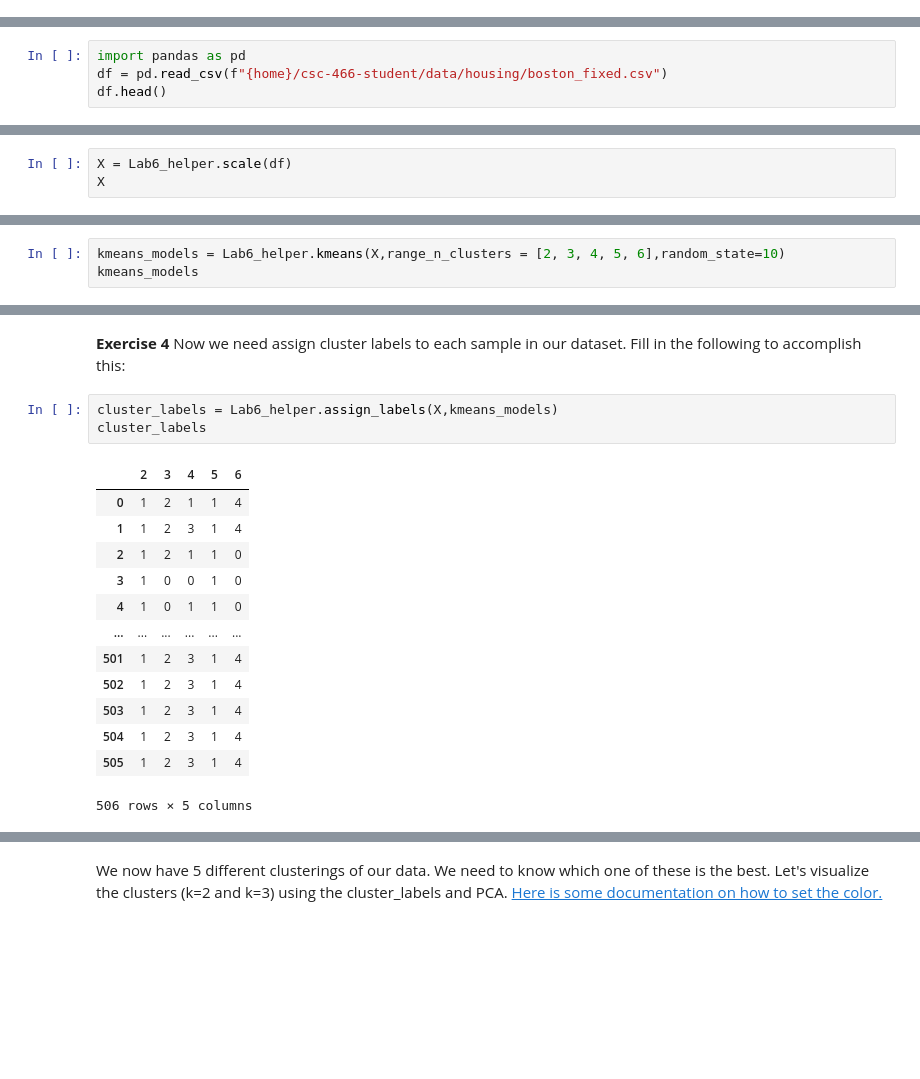
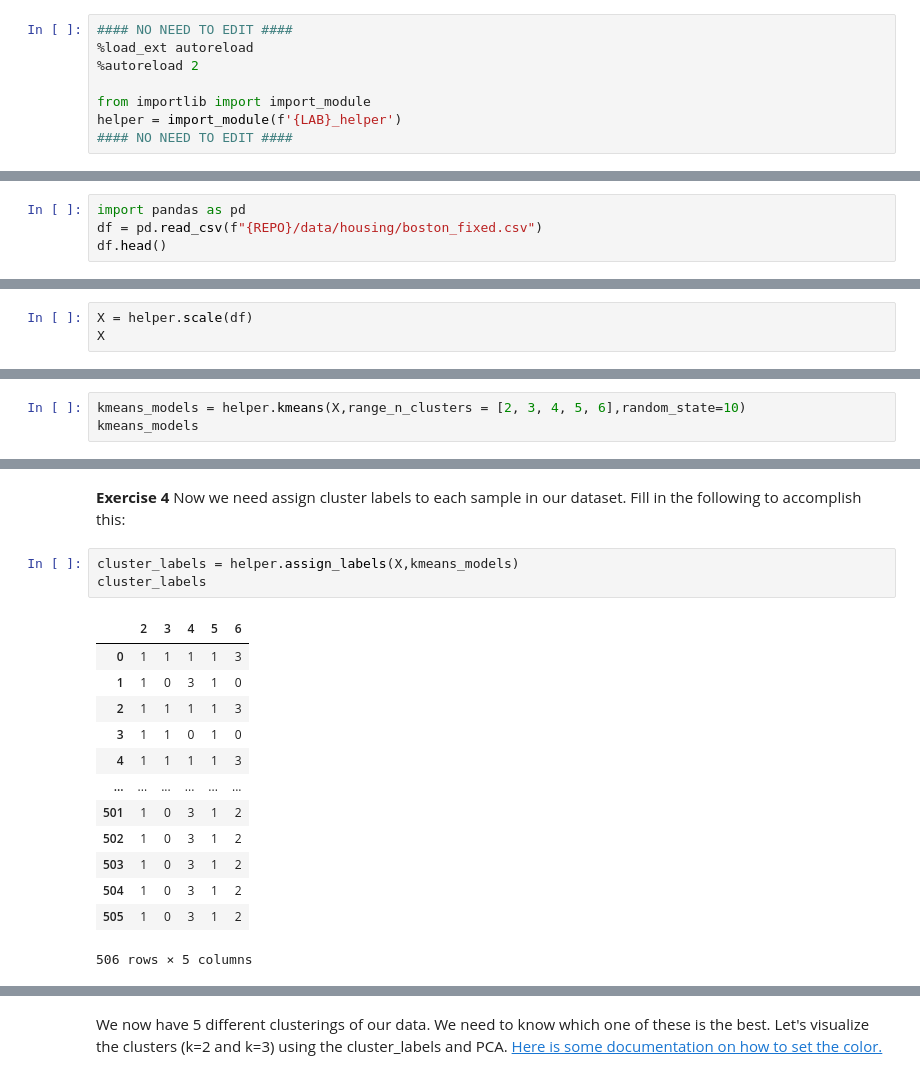
Before and after one commit to csc-466-2022-winter/csc-466-student, a Jupyter notebook: labs/Lab6.ipynb, the cells around one changed output, grey strips where cells are left out. Cells and saved outputs as stored; diff of their text form; blank space fills up the shorter version.

```diff
--- a/labs/Lab6.ipynb
+++ b/labs/Lab6.ipynb
@@ -19,0 +16,8 @@ import Lab6_helper
+# %%
+#### NO NEED TO EDIT ####
+%load_ext autoreload
+%autoreload 2
+
+from importlib import import_module
+helper = import_module(f'{LAB}_helper')
+#### NO NEED TO EDIT ####
@@ -47,7 +54,7 @@ The Boston house-price data of Harrison, D. and Rubinfeld, D.L. 'Hedonic
 </pre>
 # %%
 import pandas as pd
-df = pd.read_csv(f"{home}/csc-466-student/data/housing/boston_fixed.csv")
+df = pd.read_csv(f"{REPO}/data/housing/boston_fixed.csv")
 df.head()
 # %% [output]
 |  | CRIM | ZN | INDUS | CHAS | NOX | RM | AGE | DIS | RAD | TAX | PTRATIO | ... |
@@ -87,7 +94,7 @@ where u is the mean of the training samples or zero if with_mean=False, and s is
 
 For this exercise, scale ``df`` using the StandardScaler in sklearn. For consistency with later code, call this new scaled dataframe ``X``.
 # %%
-X = Lab6_helper.scale(df)
+X = helper.scale(df)
 X
 # %% [output]
 |  | CRIM | ZN | INDUS | CHAS | NOX | RM | AGE | DIS | RAD | TAX | PTRATIO | ... |
@@ -127,7 +167,7 @@ X_pca.plot.scatter(x=X_pca.columns[0],y=X_pca.columns[1]);
 # %% [markdown]
 **Exercise 3** Our next major step is to apply kmeans to our data ``X`` (do NOT cluster on ``X_pca``) for several different values of ``k``. We'll compare these results later. The documentation for kmeans is <a href="https://scikit-learn.org/stable/modules/generated/sklearn.cluster.KMeans.html">here</a>. Fill in the loop that constructs the kmeans models for each of the values of ``k`` specified below.
 # %%
-kmeans_models = Lab6_helper.kmeans(X,range_n_clusters = [2, 3, 4, 5, 6],random_state=10)
+kmeans_models = helper.kmeans(X,range_n_clusters = [2, 3, 4, 5, 6],random_state=10)
 kmeans_models
 # %% [output]
 {2: KMeans(n_clusters=2, random_state=10),
@@ -138,19 +191,19 @@ kmeans_models
 # %% [markdown]
 **Exercise 4** Now we need assign cluster labels to each sample in our dataset. Fill in the following to accomplish this:
 # %%
-cluster_labels = Lab6_helper.assign_labels(X,kmeans_models)
+cluster_labels = helper.assign_labels(X,kmeans_models)
 cluster_labels
 # %% [output]
 |  | 2 | 3 | 4 | 5 | 6 |
-| 0 | 1 | 2 | 1 | 1 | 4 |
-| 1 | 1 | 2 | 3 | 1 | 4 |
-| 2 | 1 | 2 | 1 | 1 | 0 |
-| 3 | 1 | 0 | 0 | 1 | 0 |
-| 4 | 1 | 0 | 1 | 1 | 0 |
+| 0 | 1 | 1 | 1 | 1 | 3 |
+| 1 | 1 | 0 | 3 | 1 | 0 |
+| 2 | 1 | 1 | 1 | 1 | 3 |
+| 3 | 1 | 1 | 0 | 1 | 0 |
+| 4 | 1 | 1 | 1 | 1 | 3 |
 | ... | ... | ... | ... | ... | ... |
-| 501 | 1 | 2 | 3 | 1 | 4 |
-| 502 | 1 | 2 | 3 | 1 | 4 |
-| 503 | 1 | 2 | 3 | 1 | 4 |
-| 504 | 1 | 2 | 3 | 1 | 4 |
-| 505 | 1 | 2 | 3 | 1 | 4 |
+| 501 | 1 | 0 | 3 | 1 | 2 |
+| 502 | 1 | 0 | 3 | 1 | 2 |
+| 503 | 1 | 0 | 3 | 1 | 2 |
+| 504 | 1 | 0 | 3 | 1 | 2 |
+| 505 | 1 | 0 | 3 | 1 | 2 |
 506 rows × 5 columns
```
Also changed, not shown: parts of 19 cells of this notebook, 2 other files.
